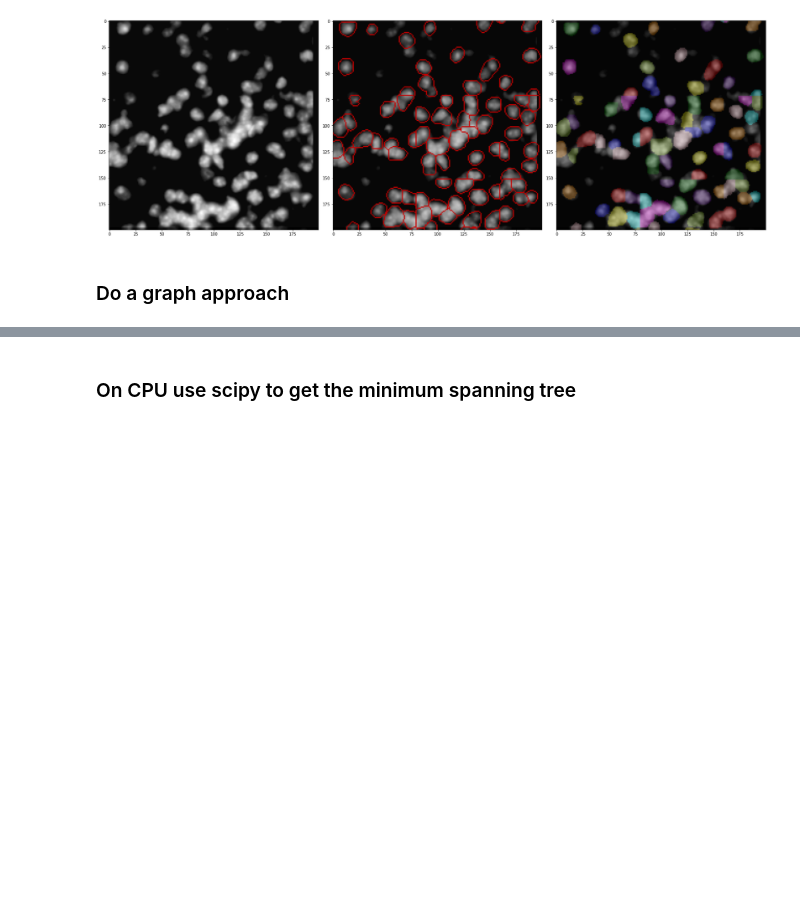
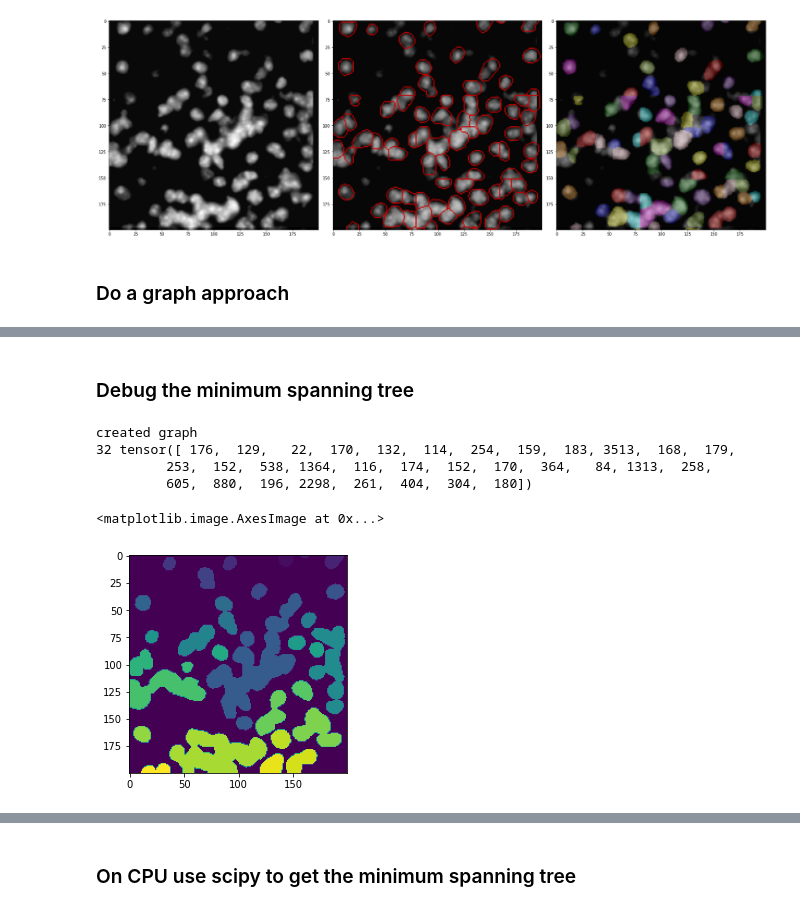
Before and after one commit to broadinstitute/genus, a Jupyter notebook: src/notebook7_DAPI_graph_postprocessing.ipynb, the cells around one changed output, grey strips where cells are left out. Drawn from its saved outputs; the diff is of its cells as text; code cells hidden in the pictures; blank space fills up the shorter version.

```diff
--- a/src/notebook7_DAPI_graph_postprocessing.ipynb
+++ b/src/notebook7_DAPI_graph_postprocessing.ipynb
@@ -43,0 +80,24 @@ plot_img_contours_label(image=tiling.raw_image[0],
+# %% [markdown]
+### Debug the minimum spanning tree
+# %%
+import scipy, torch
+from genus.graph_clustering import torch_2_csr
+
+graph = g._similarity_2_graph(min_fg_prob=0.1, min_edge_weight=0.01)
+
+# this is a test that connect component work
+n_components, labels = scipy.sparse.csgraph.connected_components(torch_2_csr(graph),
+                                                                 directed=True,
+                                                                 connection='weak',
+                                                                 return_labels=True)
+torch_labels = torch.from_numpy(labels).long()
+int_mask = g.partition_2_integer_mask(torch_labels)
+print(n_components, torch.bincount(torch_labels))
+plt.imshow(int_mask)
+# %% [output]
+created graph
+32 tensor([ 176,  129,   22,  170,  132,  114,  254,  159,  183, 3513,  168,  179,
+         253,  152,  538, 1364,  116,  174,  152,  170,  364,   84, 1313,  258,
+         605,  880,  196, 2298,  261,  404,  304,  180])
+<matplotlib.image.AxesImage at 0x...>
+[figure, added]
```
Also changed, not shown: parts of 55 cells of this notebook, 8 other files.
